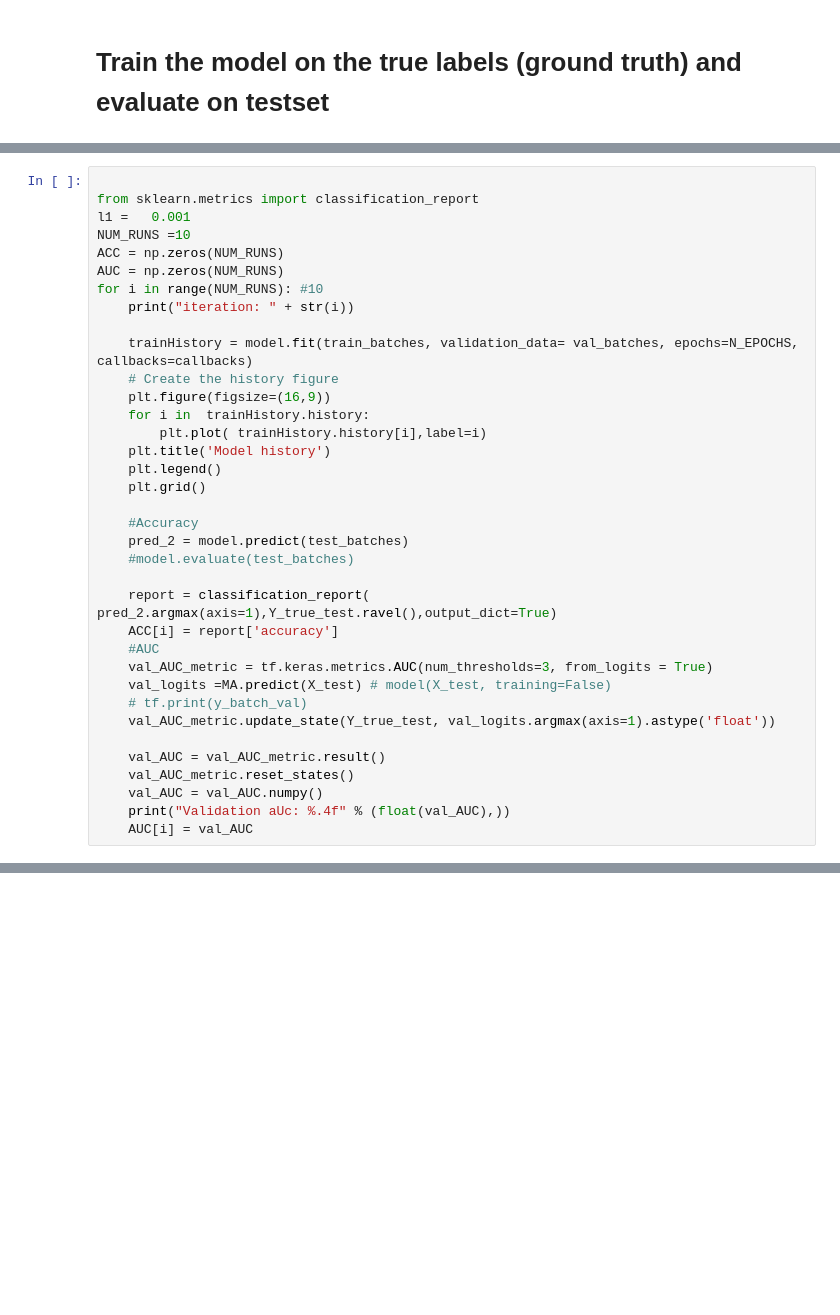
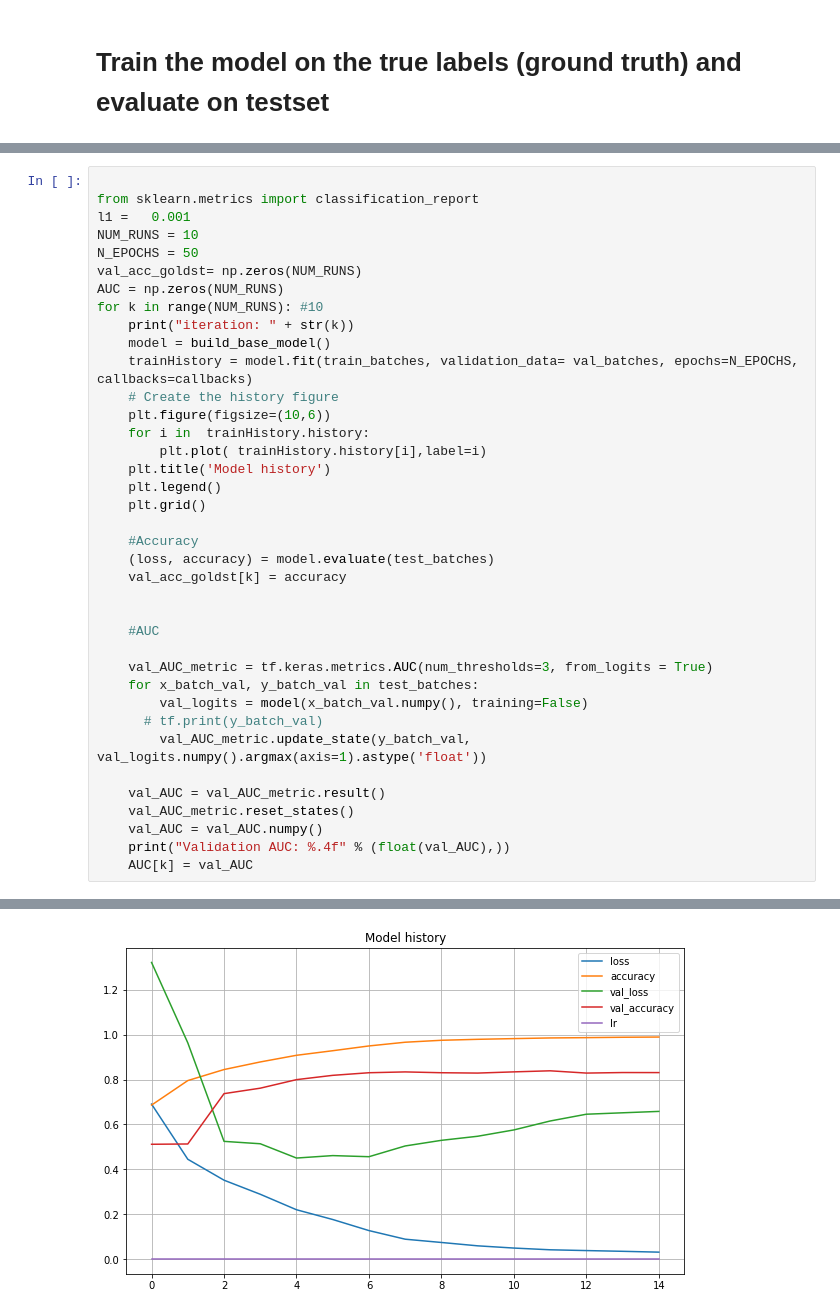
Before and after one commit to Jectrianama/GCCE_TEST, a Jupyter notebook: GoldStanadard/GoldStandard/DL_TRUE_mod_Rodrigues_dogs_vs_cats.ipynb, the cells around one changed output, grey strips where cells are left out. Cells and saved outputs as stored; diff of their text form; blank space fills up the shorter version.

```diff
--- a/GoldStanadard/GoldStandard/DL_TRUE_mod_Rodrigues_dogs_vs_cats.ipynb
+++ b/GoldStanadard/GoldStandard/DL_TRUE_mod_Rodrigues_dogs_vs_cats.ipynb
@@ -297,15 +523,16 @@ model = build_base_model()
 
 from sklearn.metrics import classification_report
 l1 =   0.001
-NUM_RUNS =10
-ACC = np.zeros(NUM_RUNS)
+NUM_RUNS = 10
+N_EPOCHS = 50
+val_acc_goldst= np.zeros(NUM_RUNS)
 AUC = np.zeros(NUM_RUNS)
-for i in range(NUM_RUNS): #10
-    print("iteration: " + str(i))
-
+for k in range(NUM_RUNS): #10
+    print("iteration: " + str(k))
+    model = build_base_model()
     trainHistory = model.fit(train_batches, validation_data= val_batches, epochs=N_EPOCHS,  callbacks=callbacks)
     # Create the history figure
-    plt.figure(figsize=(16,9))
+    plt.figure(figsize=(10,6))
     for i in  trainHistory.history:
         plt.plot( trainHistory.history[i],label=i)
     plt.title('Model history')
@@ -313,19 +540,21 @@ for i in range(NUM_RUNS): #10
     plt.grid()
 
     #Accuracy
-    pred_2 = model.predict(test_batches)
-    #model.evaluate(test_batches)
+    (loss, accuracy) = model.evaluate(test_batches)
+    val_acc_goldst[k] = accuracy
 
-    report = classification_report( pred_2.argmax(axis=1),Y_true_test.ravel(),output_dict=True)
-    ACC[i] = report['accuracy']
+
     #AUC
+
     val_AUC_metric = tf.keras.metrics.AUC(num_thresholds=3, from_logits = True)
-    val_logits =MA.predict(X_test) # model(X_test, training=False)
-    # tf.print(y_batch_val)
-    val_AUC_metric.update_state(Y_true_test, val_logits.argmax(axis=1).astype('float'))
+    for x_batch_val, y_batch_val in test_batches:
+        val_logits = model(x_batch_val.numpy(), training=False)
+      # tf.print(y_batch_val)
+        val_AUC_metric.update_state(y_batch_val, val_logits.numpy().argmax(axis=1).astype('float'))
 
     val_AUC = val_AUC_metric.result()
     val_AUC_metric.reset_states()
     val_AUC = val_AUC.numpy()
-    print("Validation aUc: %.4f" % (float(val_AUC),))
-    AUC[i] = val_AUC
+    print("Validation AUC: %.4f" % (float(val_AUC),))
+    AUC[k] = val_AUC
+# %% [output]
@@ -331,0 +578 @@ for i in range(NUM_RUNS): #10
+[figure, added]
```
Also changed, not shown: parts of 30 cells of this notebook.
